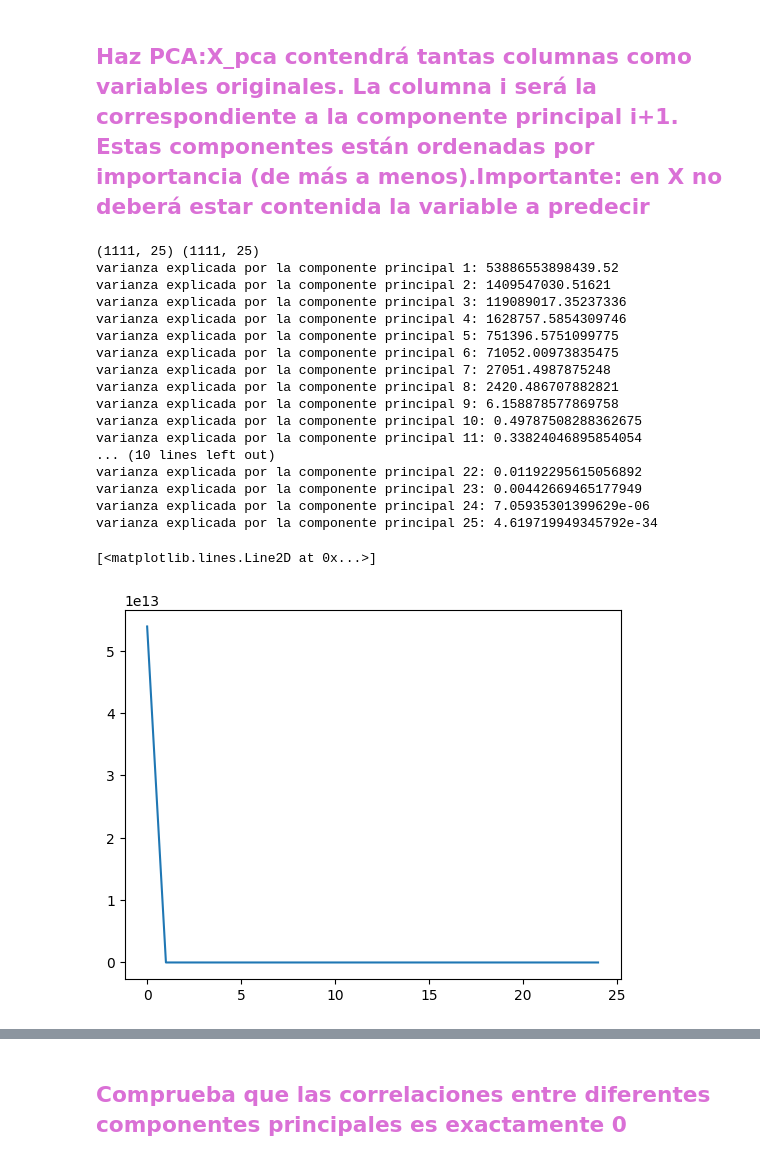
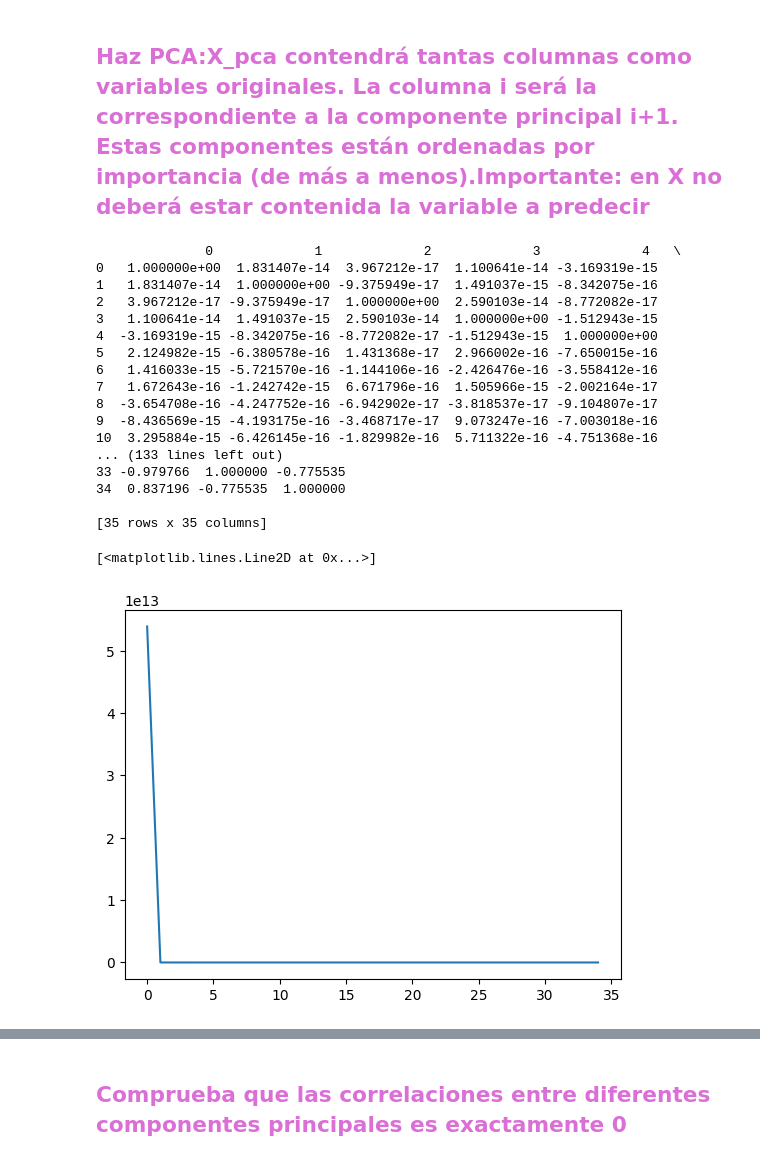
Before and after one commit to daviloncio/repositorio2, a Jupyter notebook: p4_aa/practica4.ipynb, the cells around one changed output, grey strips where cells are left out. Cells and saved outputs as stored; diff of their text form; code cells hidden in the pictures.

```diff
--- a/p4_aa/practica4.ipynb
+++ b/p4_aa/practica4.ipynb
@@ -33,0 +32,6 @@ data = data.drop(columns='Customer ID')
+# %%
+data = data.drop(columns='Customer ID')
+data= data.drop(columns='Churn Status')
+
+for s in data.columns:
+    print(data[s].dtype)
@@ -34,12 +53,17 @@ data = data.drop(columns='Customer ID')
 # %%
-cols_cat=data.loc[:, data.dtypes == object].columns
-data=pd.get_dummies(data, drop_first= True, dtype = int, columns=list(cols_cat))
+cols_cat=data.loc[:, data.dtypes == object]
+cols_num=data.loc[:, data.dtypes != object]
 # %% [markdown]
 - Estandarizamos las variables
 # %%
 import sklearn
 from sklearn.preprocessing import StandardScaler
-# %%
-xscaler = StandardScaler() ;
-xscaler.fit_transform(data)
-x_train=data.drop(columns='Churn Status')
+# %%
+
+x_train =pd.DataFrame (pd.get_dummies(data, drop_first= True, dtype = int, columns=list(cols_cat)))
+col_num_names=cols_num.columns
+xscaler = StandardScaler() ;
+
+x_train = pd.DataFrame (xscaler.fit_transform(data),columns=col_num_names)   #scalado
+
+#x_train=pd.concat([cols_num,cols_cat],axis=1)
@@ -47,36 +93,38 @@ x_train=data.drop(columns='Churn Status')
 ## <span style='color:orchid'> Haz PCA:X_pca contendrá tantas columnas como variables originales. La columna i será la correspondiente a la componente principal i+1. Estas componentes están ordenadas por importancia (de más a menos).Importante: en X no deberá estar contenida la variable a predecir </span>
 # %%
 from sklearn.decomposition import PCA ; from matplotlib import pyplot as plt
-pca = PCA() # núm. componentes principales = núm. variables
+pca = PCA(n_components=len(x_train.columns)) # núm. componentes principales = núm. variables
 pca.fit(x_train)
 X_pca = pca.transform(x_train) #ordenados los array de mayor a menor importancia
 df=pd.DataFrame(X_pca)
-print(x_train.shape,X_pca.shape)
-varianzas=[] ; num_c_principal=[]
+
+print(df.corr())
+num_c_principal=[] ; varianzas=[] ; varianzas_componentes=[]
 varianzas_componentes = pca.explained_variance_
+
 
 for i, varianza in enumerate(varianzas_componentes):
     num_c_principal.append(i)
     varianzas.append(varianza)
-    print(f"varianza explicada por la componente principal {i+1}: {varianza}")
+    #print(f"varianza explicada por la componente principal {i+1}: {varianza}")
 plt.plot(num_c_principal,varianzas)
 # %% [output]
-(1111, 25) (1111, 25)
-varianza explicada por la componente principal 1: 53886553898439.52
-varianza explicada por la componente principal 2: 1409547030.51621
-varianza explicada por la componente principal 3: 119089017.35237336
-varianza explicada por la componente principal 4: 1628757.5854309746
-varianza explicada por la componente principal 5: 751396.5751099775
-varianza explicada por la componente principal 6: 71052.00973835475
-varianza explicada por la componente principal 7: 27051.4987875248
-varianza explicada por la componente principal 8: 2420.486707882821
-varianza explicada por la componente principal 9: 6.158878577869758
-varianza explicada por la componente principal 10: 0.49787508288362675
-varianza explicada por la componente principal 11: 0.33824046895854054
-... (10 lines left out)
-varianza explicada por la componente principal 22: 0.01192295615056892
-varianza explicada por la componente principal 23: 0.00442669465177949
-varianza explicada por la componente principal 24: 7.05935301399629e-06
-varianza explicada por la componente principal 25: 4.619719949345792e-34
+              0             1             2             3             4   \
+0   1.000000e+00  1.831407e-14  3.967212e-17  1.100641e-14 -3.169319e-15
+1   1.831407e-14  1.000000e+00 -9.375949e-17  1.491037e-15 -8.342075e-16
+2   3.967212e-17 -9.375949e-17  1.000000e+00  2.590103e-14 -8.772082e-17
+3   1.100641e-14  1.491037e-15  2.590103e-14  1.000000e+00 -1.512943e-15
+4  -3.169319e-15 -8.342075e-16 -8.772082e-17 -1.512943e-15  1.000000e+00
+5   2.124982e-15 -6.380578e-16  1.431368e-17  2.966002e-16 -7.650015e-16
+6   1.416033e-15 -5.721570e-16 -1.144106e-16 -2.426476e-16 -3.558412e-16
+7   1.672643e-16 -1.242742e-15  6.671796e-16  1.505966e-15 -2.002164e-17
+8  -3.654708e-16 -4.247752e-16 -6.942902e-17 -3.818537e-17 -9.104807e-17
+9  -8.436569e-15 -4.193175e-16 -3.468717e-17  9.073247e-16 -7.003018e-16
+10  3.295884e-15 -6.426145e-16 -1.829982e-16  5.711322e-16 -4.751368e-16
+... (133 lines left out)
+33 -0.979766  1.000000 -0.775535
+34  0.837196 -0.775535  1.000000
+
+[35 rows x 35 columns]
 [<matplotlib.lines.Line2D at 0x...>]
-[figure, old version]
+[figure, new version]
```
Also changed, not shown: parts of 5 cells of this notebook, 3 other files.
